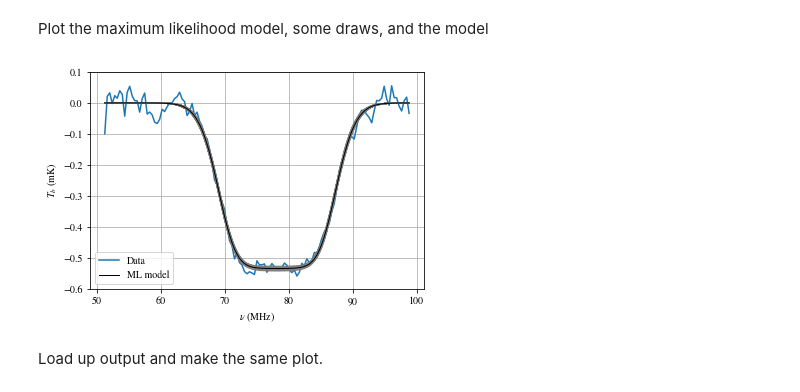
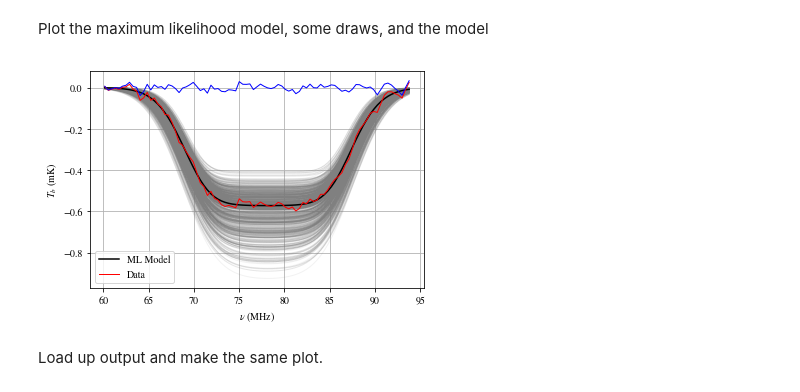
Before and after one commit to aewallwi/global_bh, a Jupyter notebook: examples/Analytic_MCMC.ipynb, the cells around one changed output. Drawn from its saved outputs; the diff is of its cells as text; code cells hidden in the pictures.

Commit message:
added functionality for modeling and fitting foregrounds simultaneously

```diff
--- a/examples/Analytic_MCMC.ipynb
+++ b/examples/Analytic_MCMC.ipynb
@@ -46,0 +102,3 @@ ml_dict={'NU0':ml_params[0],'TAU':ml_params[1],'A':ml_params[2],'W':ml_params[3]
+# %%
+sampler=GSBH_MCMC.Sampler('../config/analytic_test.yaml',fmin=60.,fmax=94)
+sampler.sample()
@@ -46,0 +107,5 @@ ml_dict={'NU0':ml_params[0],'TAU':ml_params[1],'A':ml_params[2],'W':ml_params[3]
+# %%
+print(sampler.sampler.chain.shape)
+samples=sampler.sampler.chain[:, sampler.config['NBURN']:, :].reshape((-1, len(sampler.params_vary)))
+print(samples.shape)
+ml_samples=np.median(samples,axis=0)
@@ -62,19 +129,25 @@ corner.corner(samples,labels=('$\\nu_0$ (MHz)','$\\tau$','$A$ (mK)','$W$ (MHz)')
 # %% [markdown]
 Plot the maximum likelihood model, some draws, and the model
 # %%
-l1=plt.plot(sampler.freqs,sampler.tb_meas)[0]
+import imp
+imp.reload(GSBH_MCMC)
 ndraws=1000
 for drawnum in range(ndraws):
-    draw=np.random.randint(0,39999)
+    draw=np.random.randint(0,5000)
     params={'NU0':samples[draw,0],'TAU':samples[draw,1],'A':samples[draw,2],'W':samples[draw,3]}
     plt.plot(sampler.freqs,GSBH_MCMC.delta_Tb_analytic(sampler.freqs,**params),color='grey',lw=1,alpha=.1)
-l2=plt.plot(sampler.freqs,GSBH_MCMC.delta_Tb_analytic(sampler.freqs,**ml_dict),color='k',lw=1)[0]
-plt.ylim(-.6,.1)
+l1=plt.plot(sampler.freqs,GSBH_MCMC.TbSky(ml_samples,sampler.freqs,sampler.params_all,[],sampler.analytic)\
+        -GSBH_MCMC.Tbfg(sampler.freqs,sampler.params_all),color='k')[0]
+l2=plt.plot(sampler.freqs,sampler.tb_meas-GSBH_MCMC.Tbfg(sampler.freqs,sampler.params_all),color='r',lw=1)[0]
+#l3=plt.plot(sampler.freqs,sampler.tb_meas-GSBH_MCMC.TbSky(ml_samples,sampler.freqs,
+#sampler.params_all,[],sampler.analytic),color='blue',lw=1)[0]
+l3=plt.plot(sampler.freqs,sampler.resid,color='blue',lw=1)[0]
+#plt.ylim(-.6,.1)
 plt.xlabel('$\\nu$ (MHz)')
 plt.ylabel('$T_b$ (mK)')
-plt.legend((l1,l2),('Data','ML model'))
+plt.legend((l1,l2),('ML Model','Data'))
 plt.grid()
 # %% [output]
-[figure, old version]
+[figure, new version]
 # %% [markdown]
 Load up output and make the same plot.
```
Also changed, not shown: parts of 16 cells of this notebook, 7 other files.
